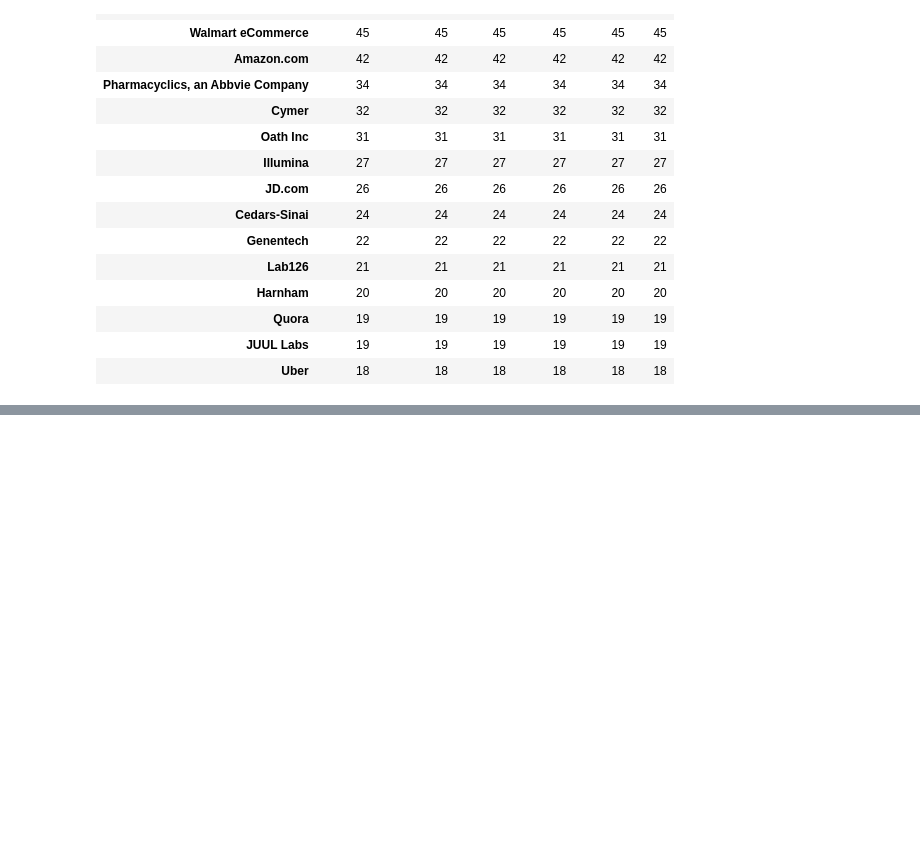
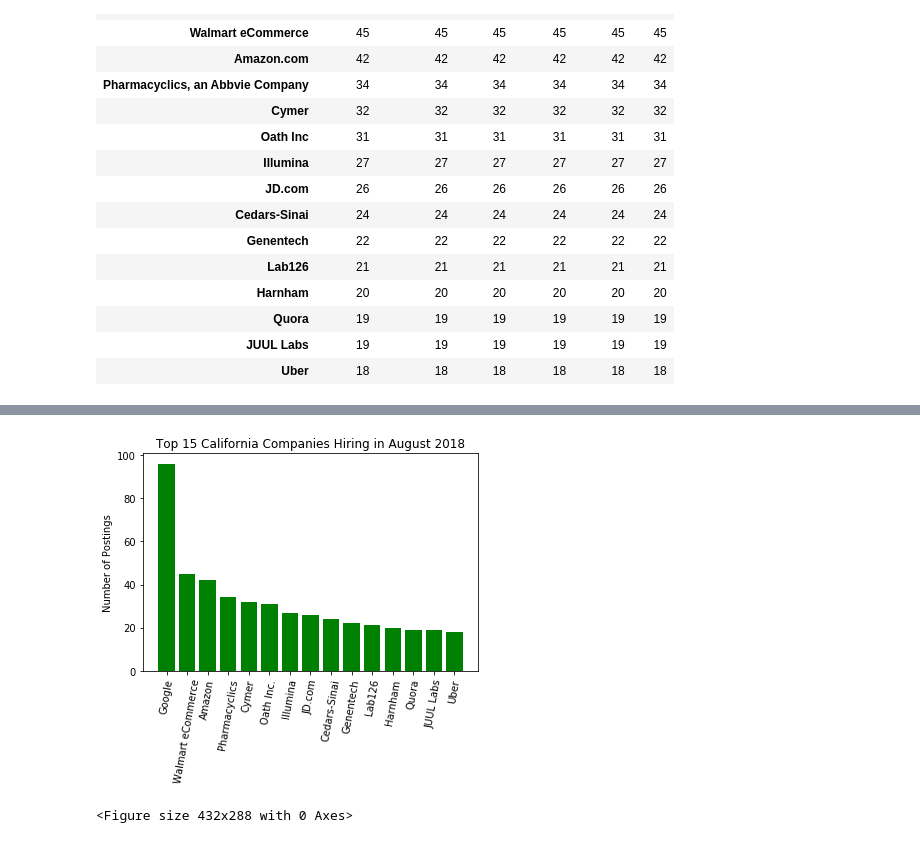
Before and after one commit to oimontgomery/team_6, a Jupyter notebook: Data Cleaning Notebook.ipynb, the cells around one changed output, grey strips where cells are left out. Drawn from its saved outputs; the diff is of its cells as text; code cells hidden in the pictures; blank space fills up the shorter version.

```diff
--- a/Data Cleaning Notebook.ipynb
+++ b/Data Cleaning Notebook.ipynb
@@ -212,0 +238,23 @@ cal_df.groupby('company').count().sort_values('position', ascending=False).head(
+# %%
+#Create plot for company/position count in California
+
+cal_x= cal_df["position"]
+
+position = [96, 45, 42, 34, 32, 31, 27, 26, 24, 22, 21, 20, 19, 19, 18]
+
+cal_labels = ["Google", "Walmart eCommerce", "Amazon", "Pharmacyclics", "Cymer", "Oath Inc.", "Illumina",
+          "JD.com", "Cedars-Sinai", "Genentech", "Lab126", "Harnham", "Quora",
+          "JUUL Labs", "Uber"]
+
+company_df=plt.bar(cal_labels, position, color="green", label=cal_labels)
+
+plt.xticks(rotation=80)
+
+plt.ylabel("Number of Postings")
+plt.title("Top 15 California Companies Hiring in August 2018")
+
+plt.show()
+plt.savefig("Images/Top_15_California_Companies_Hiring.png")
+# %% [output]
+[figure, added]
+<Figure size 432x288 with 0 Axes>
```
Also changed, not shown: parts of 3 cells of this notebook.
